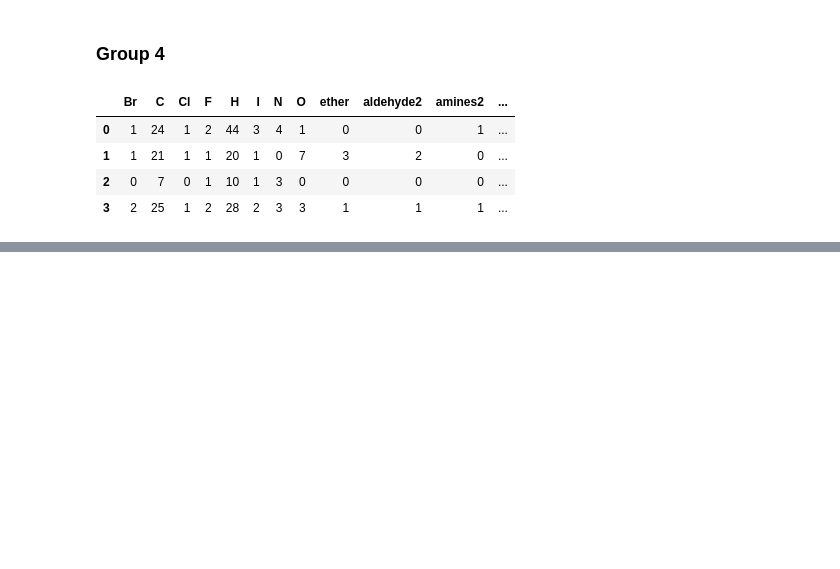
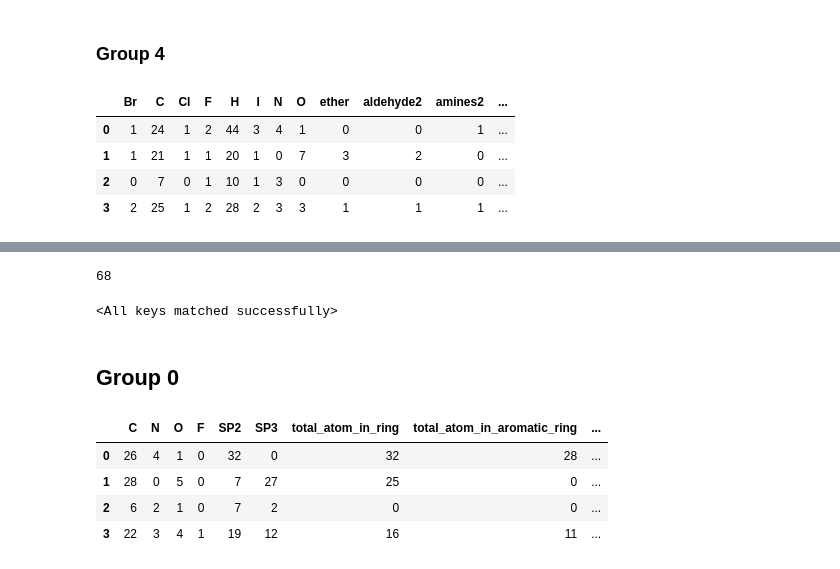
Before and after one commit to Evintkoo/Functional-Group-Analysis, a Jupyter notebook: data_exploration.ipynb, the cells around one changed output, grey strips where cells are left out. Cells and saved outputs as stored; diff of their text form; code cells hidden in the pictures; blank space fills up the shorter version.

Commit message:
add data and update method

```diff
--- a/data_exploration.ipynb
+++ b/data_exploration.ipynb
@@ -453,0 +484,15 @@ cc.loc[:, (cc != 0).any(axis=0)]
+# %%
+atom_list = ['H', 'C', 'N', 'O', 'S', 'F', 'Si', 'P', 'Cl', 'Br', 'Mg', 'Na', 'Ca', 'Fe', 'As', 'Al', 'I', 'B', 'V', 'K', 'Tl', 'Yb', 'Sb', 'Sn', 'Ag', 'Pd', 'Co', 'Se', 'Ti', 'Zn', 'Li', 'Ge', 'Cu', 'Au', 'Ni', 'Cd', 'In', 'Mn', 'Zr', 'Cr', 'Pt', 'Hg', 'Pb', 'Unknown']
+hybridization_list = ["S", "SP", "SP2", "SP3", "SP3D", "SP3D2", "OTHER"]
+is_atom_in_ring = ["total_atom_in_ring"]
+is_atom_aromatic = ["total_atom_in_aromatic_ring"]
+atomic_mass = ["atomic_mass"]
+total_chirality = ["total_CHI_UNSPECIFIED", "total_CHI_TETRAHEDRAL_CW", "total_CHI_TETRAHEDRAL_CCW", "total_CHI_OTHER"]
+bond_type = ["total_single", "total_double", "total_triple", "total_aromatic"]
+total_conjugated = ["total_conjugated_bond"]
+total_ring = ["total_bond_in_ring"]
+stereochemistry_bond = ["total_STEREOZ", "total_STEREOE", "toal_STEREOANY", "total_STEREONONE"]
+feature_list = atom_list + hybridization_list + is_atom_in_ring + is_atom_aromatic + atomic_mass + total_chirality + bond_type + total_conjugated + total_ring + stereochemistry_bond
+len(feature_list)
+# %% [output]
+68
@@ -453,0 +535,26 @@ cc.loc[:, (cc != 0).any(axis=0)]
+# %%
+device = torch.device('cuda' if torch.cuda.is_available() else 'cpu')
+model = TokenizerANN(input_size = len(feature_list),
+                            output_size=4).to(device)
+# Load the saved state dictionary into the new model instance
+model.load_state_dict(torch.load("tokenizer_ann_with_decoder.pth"))
+# %% [output]
+<All keys matched successfully>
+# %% [markdown]
+## Group 0
+# %%
+group_number = 0
+X = np.load(f"data/experiment_2/group_{group_number}/cluster_center.npy")
+tensor_X = torch.from_numpy(X).to(device)
+cc_df = pd.DataFrame(model.decoder(tensor_X).to('cpu').detach().numpy()).astype(int)
+cc_df.columns = feature_list
+new_cc_df = cc_df.loc[:, (cc_df != 0).any(axis=0)]
+new_cc_df.to_csv(f"data/experiment_2/group_{group_number}/decoded_cluster_center.csv", index=False)
+new_cc_df.to_excel(f"data/experiment_2/group_{group_number}/decoded_cluster_center.xlsx", index=False)
+new_cc_df
+# %% [output]
+|  | C | N | O | F | SP2 | SP3 | total_atom_in_ring | total_atom_in_aromatic_ring | ... |
+| 0 | 26 | 4 | 1 | 0 | 32 | 0 | 32 | 28 | ... |
+| 1 | 28 | 0 | 5 | 0 | 7 | 27 | 25 | 0 | ... |
+| 2 | 6 | 2 | 1 | 0 | 7 | 2 | 0 | 0 | ... |
+| 3 | 22 | 3 | 4 | 1 | 19 | 12 | 16 | 11 | ... |
```
Also changed, not shown: parts of 11 cells of this notebook, 34 other files.
